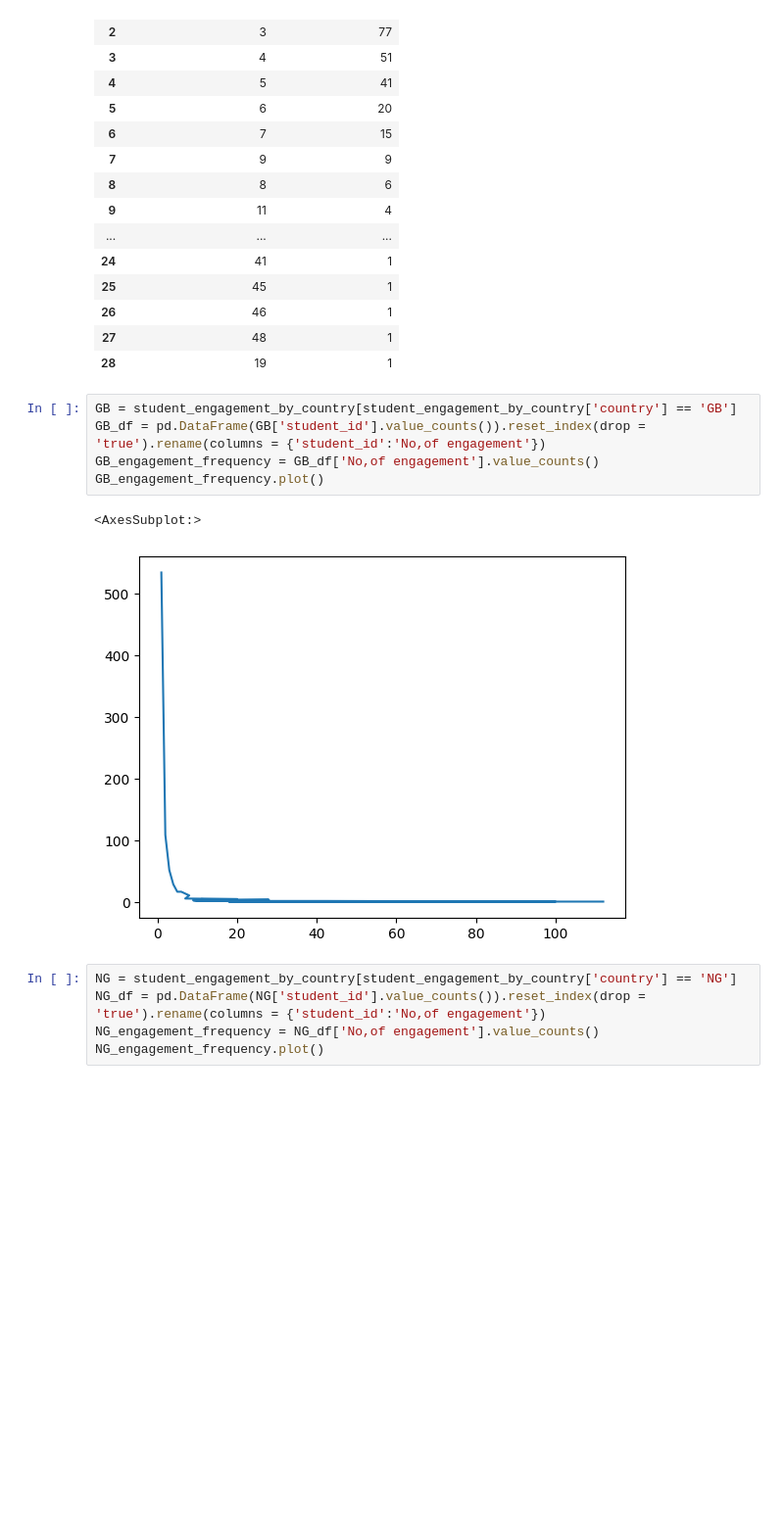
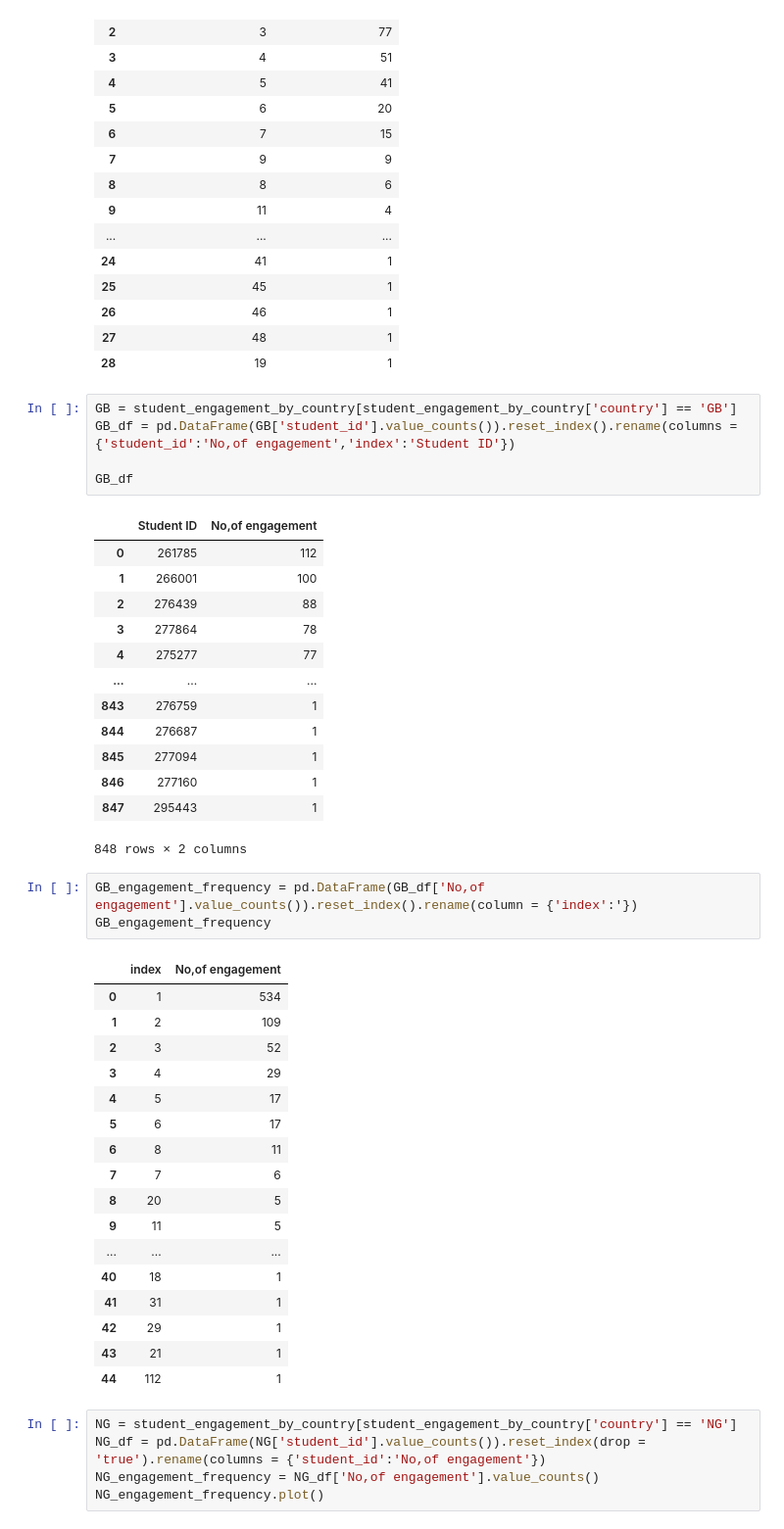
Before and after one commit to puvanans/365-DS-Competition, a Jupyter notebook: engagement _analysis_by_country.ipynb, the cells around one changed output. Shown at 98% size. Cells and saved outputs as stored; diff of their text form; blank space fills up the shorter version.

Commit message:
cleaned up GB engagement

```diff
--- a/engagement _analysis_by_country.ipynb
+++ b/engagement _analysis_by_country.ipynb
@@ -244,12 +244,44 @@ EG_engagement_frequency
 | 28 | 19 | 1 |
 # %%
 GB = student_engagement_by_country[student_engagement_by_country['country'] == 'GB']
-GB_df = pd.DataFrame(GB['student_id'].value_counts()).reset_index(drop = 'true').rename(columns = {'student_id':'No,of engagement'})
-GB_engagement_frequency = GB_df['No,of engagement'].value_counts()
-GB_engagement_frequency.plot()
+GB_df = pd.DataFrame(GB['student_id'].value_counts()).reset_index().rename(columns = {'student_id':'No,of engagement','index':'Student ID'})
+
+GB_df
 # %% [output]
+|  | Student ID | No,of engagement |
+| 0 | 261785 | 112 |
+| 1 | 266001 | 100 |
+| 2 | 276439 | 88 |
+| 3 | 277864 | 78 |
+| 4 | 275277 | 77 |
+| ... | ... | ... |
+| 843 | 276759 | 1 |
+| 844 | 276687 | 1 |
+| 845 | 277094 | 1 |
+| 846 | 277160 | 1 |
+| 847 | 295443 | 1 |
-<AxesSubplot:>
+848 rows × 2 columns
-[figure, removed]
+# %%
+GB_engagement_frequency = pd.DataFrame(GB_df['No,of engagement'].value_counts()).reset_index().rename(column = {'index':'})
+GB_engagement_frequency
+# %% [output]
+|  | index | No,of engagement |
+| 0 | 1 | 534 |
+| 1 | 2 | 109 |
+| 2 | 3 | 52 |
+| 3 | 4 | 29 |
+| 4 | 5 | 17 |
+| 5 | 6 | 17 |
+| 6 | 8 | 11 |
+| 7 | 7 | 6 |
+| 8 | 20 | 5 |
+| 9 | 11 | 5 |
+| ... | ... | ... |
+| 40 | 18 | 1 |
+| 41 | 31 | 1 |
+| 42 | 29 | 1 |
+| 43 | 21 | 1 |
+| 44 | 112 | 1 |
 # %%
 NG = student_engagement_by_country[student_engagement_by_country['country'] == 'NG']
 NG_df = pd.DataFrame(NG['student_id'].value_counts()).reset_index(drop = 'true').rename(columns = {'student_id':'No,of engagement'})
```
